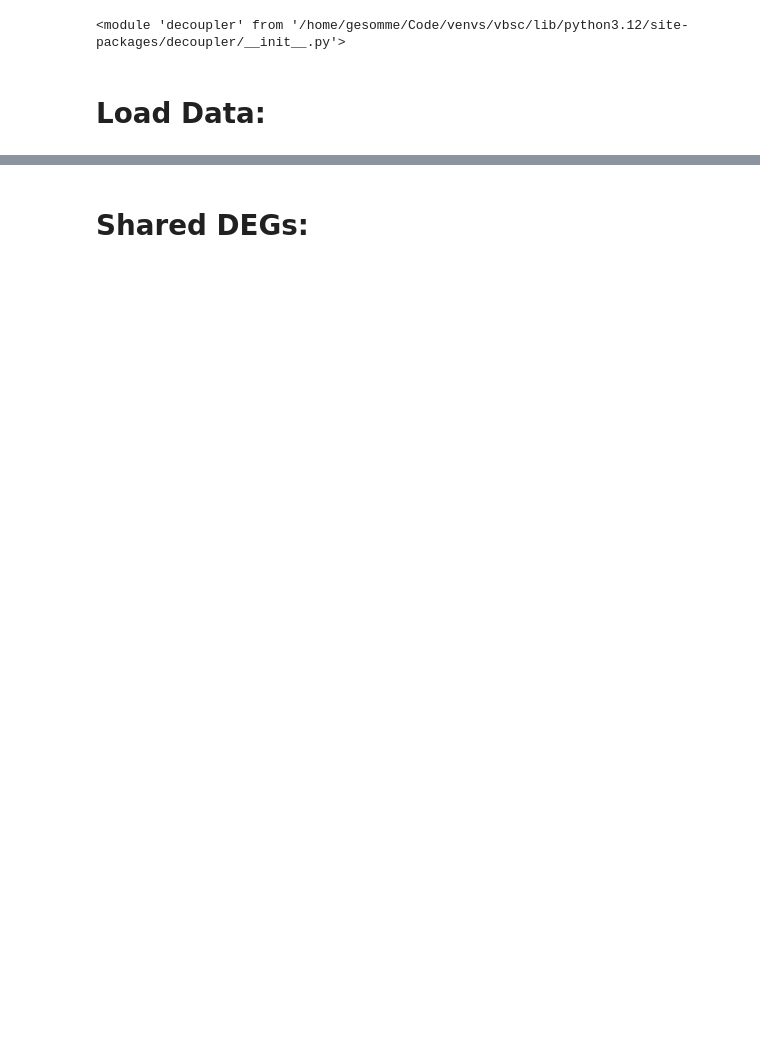
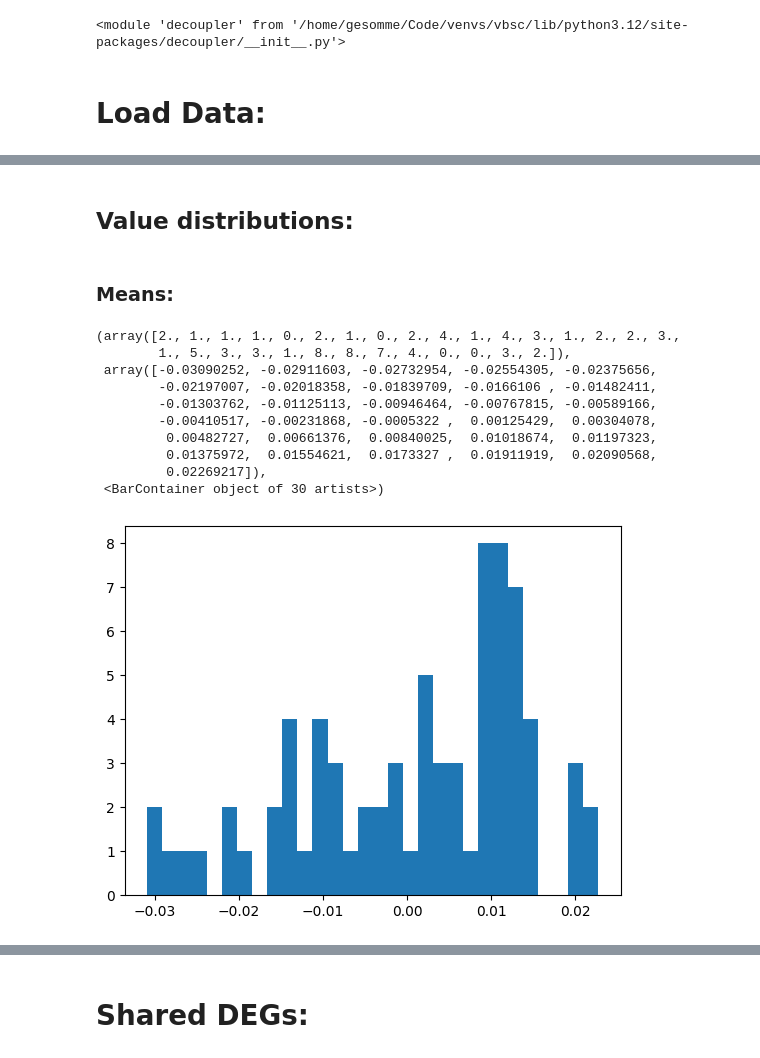
Before and after one commit to GeorgSommerer/bsc_thesis_pGRiNS, a Jupyter notebook: Analysis/eval_synth_data.ipynb, the cells around one changed output, grey strips where cells are left out. Saved outputs shown, nothing was run; the diff lists cells and outputs as text; code cells hidden in the pictures; blank space fills up the shorter version.

```diff
--- a/Analysis/eval_synth_data.ipynb
+++ b/Analysis/eval_synth_data.ipynb
@@ -90,3 +85,7 @@ pgrins_full.obs
+# %% [markdown]
+## Value distributions:
+# %% [markdown]
+### Means:
 # %%
 # Visualize correlation between means:
 spearman_mean_correlation = []
@@ -97 +95,15 @@ plt.scatter
+# %%
+plt.hist(spearman_mean_correlation,bins=30)
+# %% [output]
+(array([2., 1., 1., 1., 0., 2., 1., 0., 2., 4., 1., 4., 3., 1., 2., 2., 3.,
+        1., 5., 3., 3., 1., 8., 8., 7., 4., 0., 0., 3., 2.]),
+ array([-0.03090252, -0.02911603, -0.02732954, -0.02554305, -0.02375656,
+        -0.02197007, -0.02018358, -0.01839709, -0.0166106 , -0.01482411,
+        -0.01303762, -0.01125113, -0.00946464, -0.00767815, -0.00589166,
+        -0.00410517, -0.00231868, -0.0005322 ,  0.00125429,  0.00304078,
+         0.00482727,  0.00661376,  0.00840025,  0.01018674,  0.01197323,
+         0.01375972,  0.01554621,  0.0173327 ,  0.01911919,  0.02090568,
+         0.02269217]),
+ <BarContainer object of 30 artists>)
+[figure, added]
 # %%
```
Also changed, not shown: parts of 31 cells of this notebook, 32 other files.
